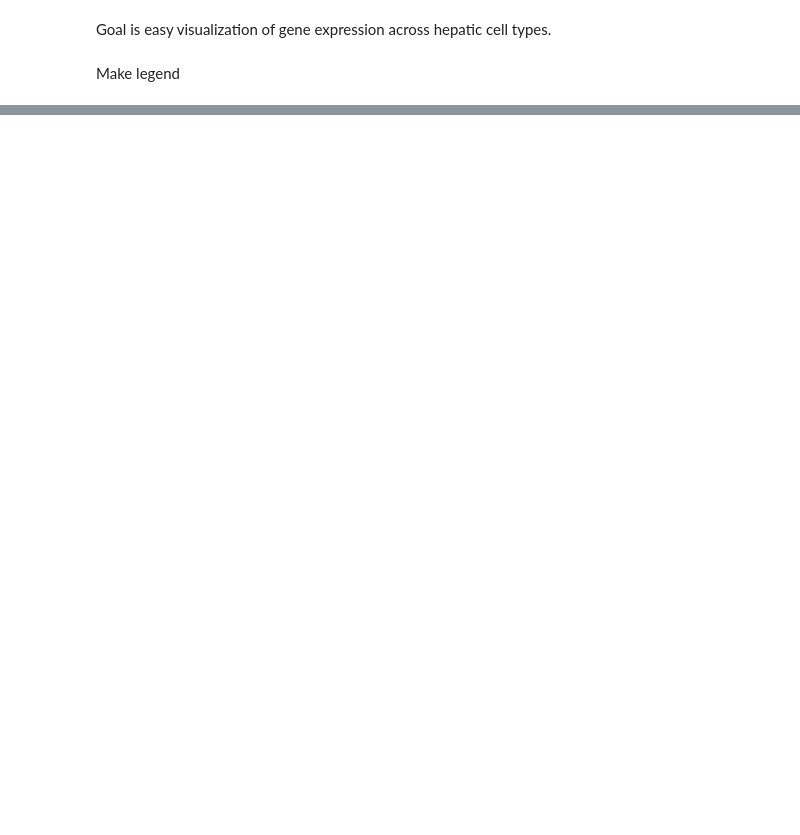
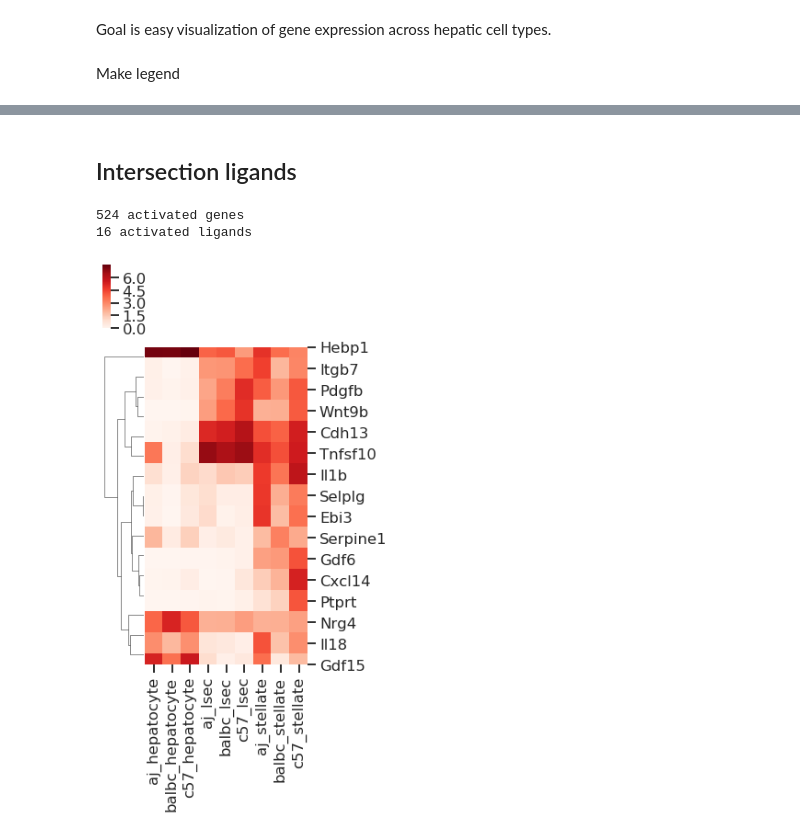
Before and after one commit to HunterBennett/strains_rna, a Jupyter notebook: results/A00_Strains_Control_AllSamples_Visualization.ipynb, the cells around one changed output, grey strips where cells are left out. Drawn from its saved outputs; the diff is of its cells as text; code cells hidden in the pictures; blank space fills up the shorter version.

```diff
--- a/results/A00_Strains_Control_AllSamples_Visualization.ipynb
+++ b/results/A00_Strains_Control_AllSamples_Visualization.ipynb
@@ -117,0 +221,2 @@ axs[4].set_xticklabels('');
+# %%
+avg_tpm_df = pd.DataFrame(avg_tpm_dict)
@@ -117,0 +232,7 @@ axs[4].set_xticklabels('');
+# %%
+reorder_cols = ['aj_hepatocyte', 'balbc_hepatocyte', 'c57_hepatocyte',
+                'aj_kupffer','balbc_kupffer','c57_kupffer',
+                'aj_lsec','balbc_lsec','c57_lsec',
+                'aj_stellate','balbc_stellate','c57_stellate']
+# %%
+avg_tpm_df = avg_tpm_df.loc[:, reorder_cols]
@@ -117,0 +242,16 @@ axs[4].set_xticklabels('');
+# %% [markdown]
+## Intersection ligands
+# %%
+act = []
+for key in gene_list_dict.keys():
+    if ('intersection' in key) and ('kupffer' not in key):
+        act.extend(gene_list_dict[key])
+
+act = set(act)
+# overlap with ligands
+act_ligands = act.intersection(ligands)
+print(len(act), 'activated genes')
+print(len(act_ligands), 'activated ligands')
+# %% [output]
+524 activated genes
+16 activated ligands
@@ -117,0 +262,15 @@ axs[4].set_xticklabels('');
+# %%
+sns.clustermap(
+    np.log2(avg_tpm_df.loc[act_ligands, ~avg_tpm_df.columns.str.contains('kupffer')]+1),
+    col_cluster=False,
+    #z_score=0,
+    cmap='Reds',
+    #vmin=-2,
+    #vmax=8,
+    figsize=(4,8),
+    yticklabels=1)
+
+plt.savefig('./figures/diff_genes_intersection_ligands_clustermap.png', bbox_inches='tight')
+# plt.close()
+# %% [output]
+[figure, added]
```
Also changed, not shown: parts of 26 cells of this notebook, 6 other files.
